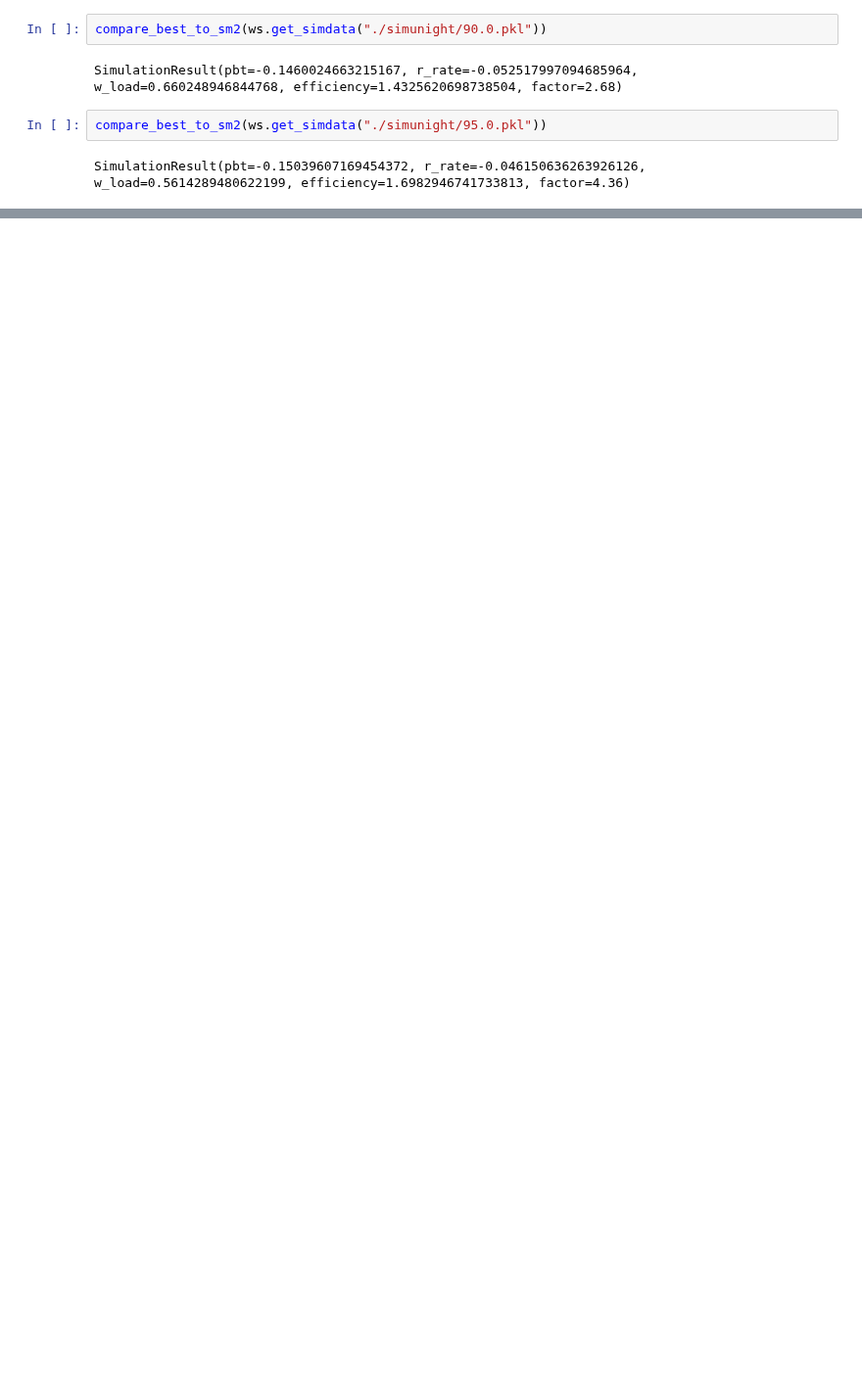
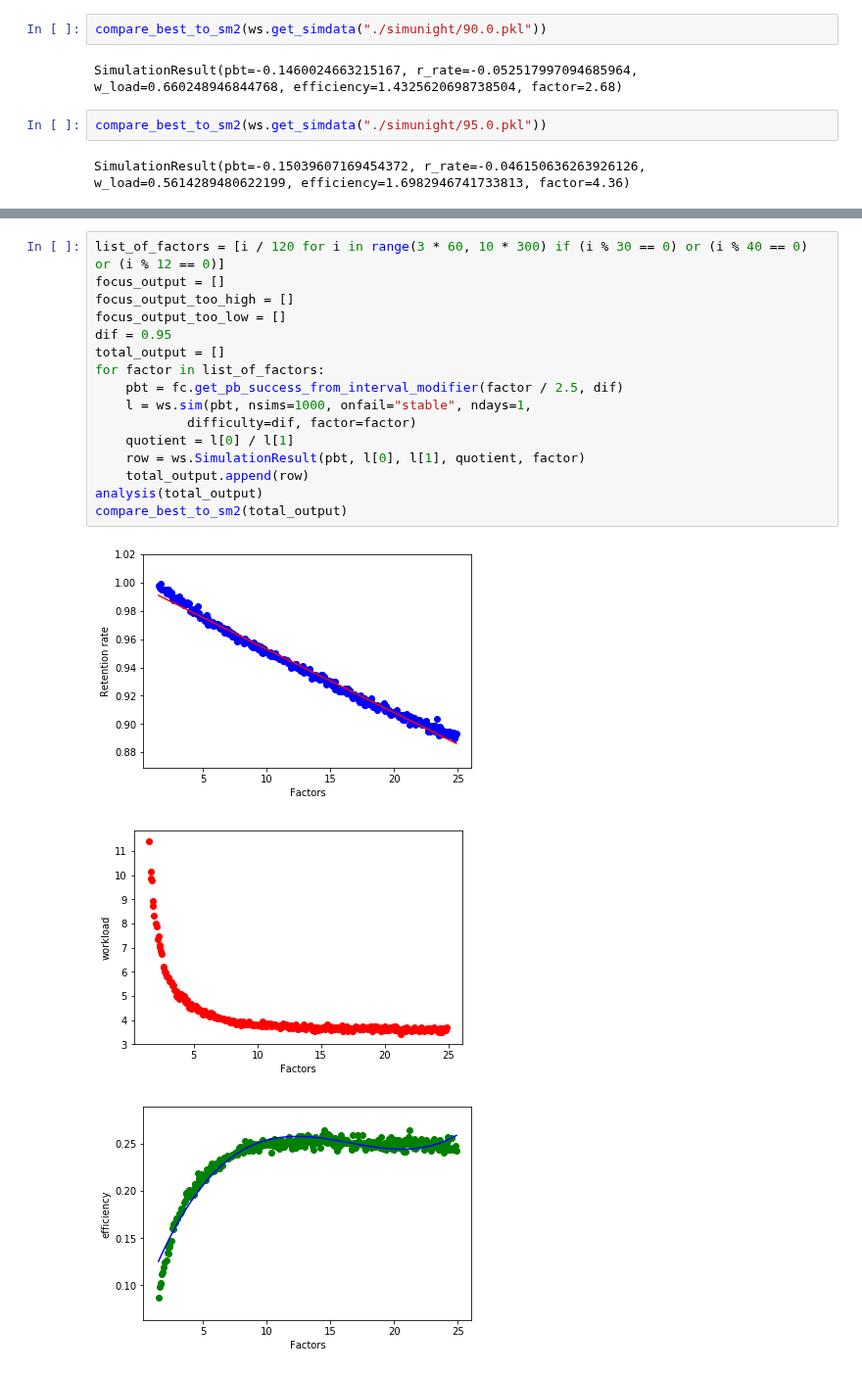
Before and after one commit to brumar/SRS-Simulations, a Jupyter notebook: after_expo.ipynb, the cells around one changed output, grey strips where cells are left out. Shown at 98% size. Saved outputs shown, nothing was run; the diff lists cells and outputs as text; blank space fills up the shorter version.

```diff
--- a/after_expo.ipynb
+++ b/after_expo.ipynb
@@ -180,0 +251,20 @@ SimulationResult(pbt=-0.15039607169454372, r_rate=-0.046150636263926126, w_load=
+# %%
+list_of_factors = [i / 120 for i in range(3 * 60, 10 * 300) if (i % 30 == 0) or (i % 40 == 0) or (i % 12 == 0)]
+focus_output = []
+focus_output_too_high = []
+focus_output_too_low = []
+dif = 0.95
+total_output = []
+for factor in list_of_factors:
+    pbt = fc.get_pb_success_from_interval_modifier(factor / 2.5, dif)
+    l = ws.sim(pbt, nsims=1000, onfail="stable", ndays=1,
+            difficulty=dif, factor=factor)
+    quotient = l[0] / l[1]
+    row = ws.SimulationResult(pbt, l[0], l[1], quotient, factor)
+    total_output.append(row)
+analysis(total_output)
+compare_best_to_sm2(total_output)
+# %% [output]
+[figure, added]
+[figure, added]
+[figure, added]
```
Also changed, not shown: parts of 7 cells of this notebook, 2 other files.
